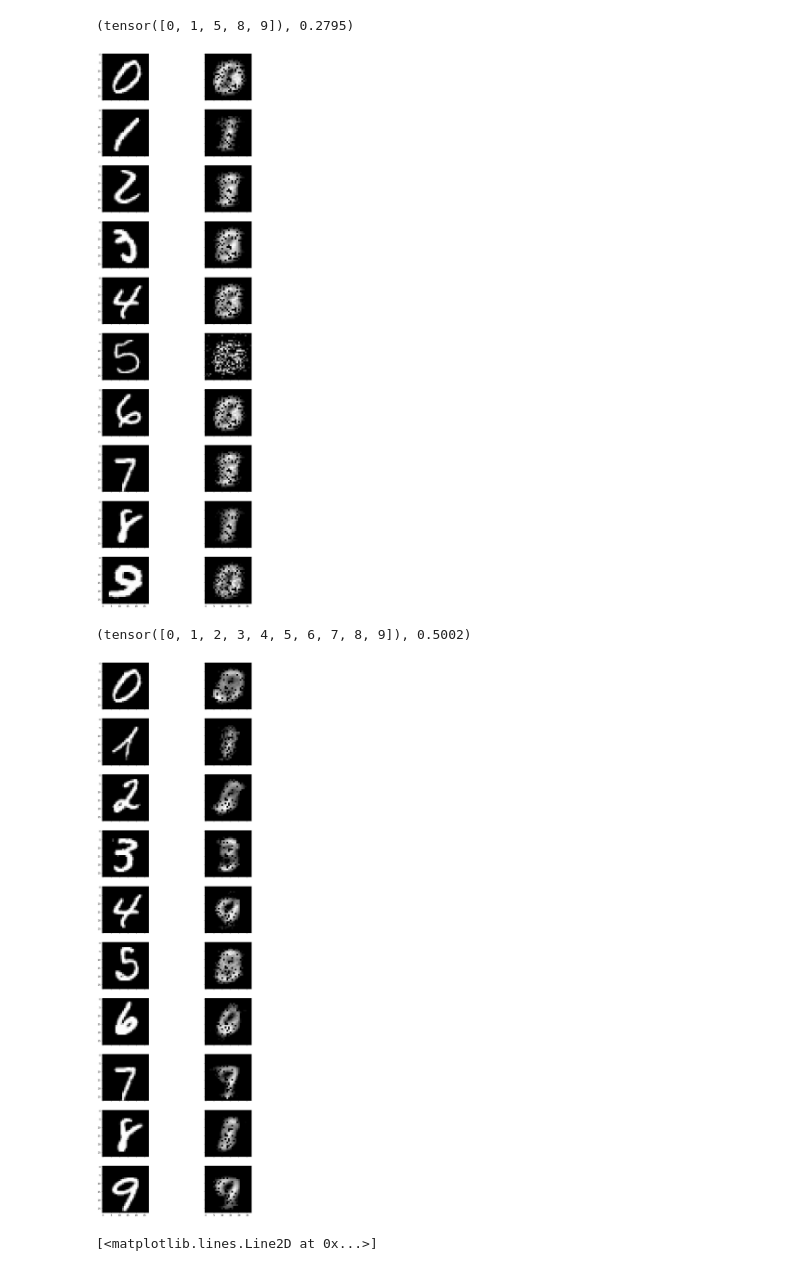
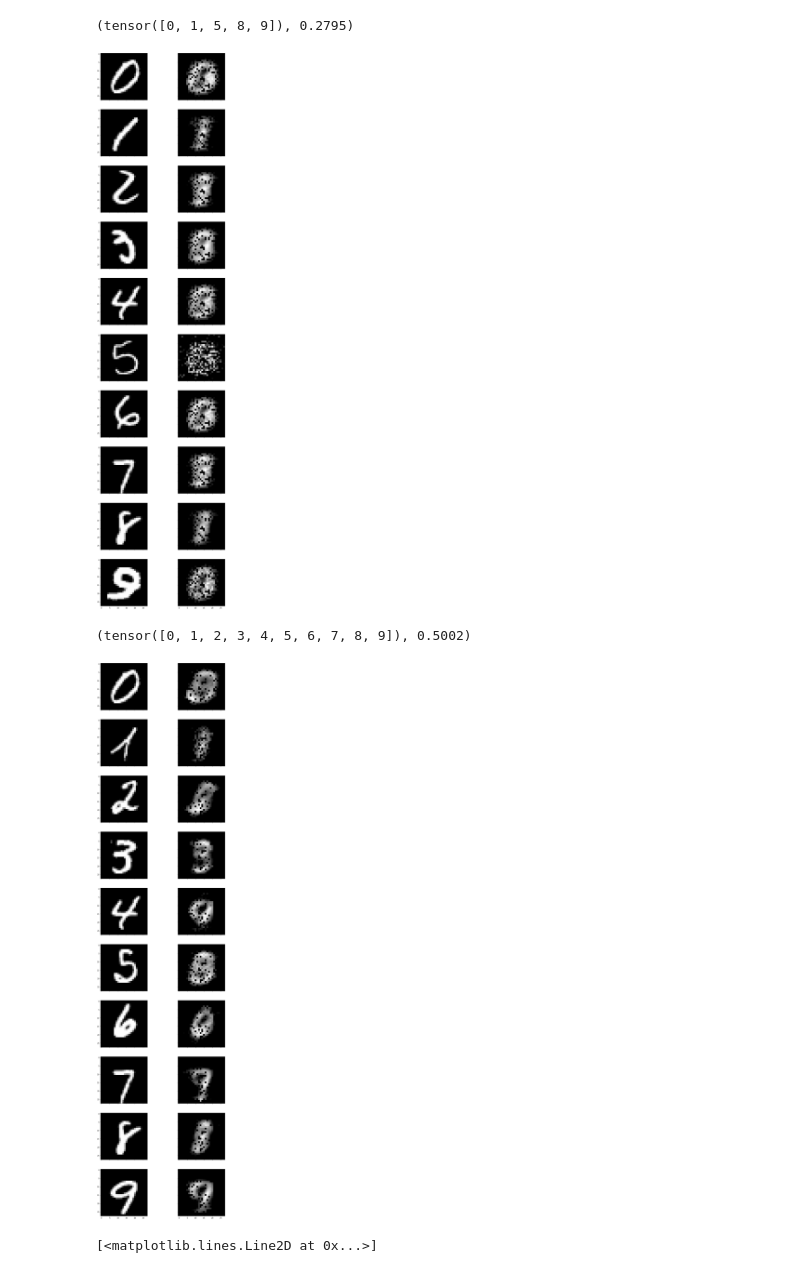
Before and after one commit to Ocean728/mnist_pytorch, a Jupyter notebook: Autoencoder.ipynb, the cells around one changed output. Cells and saved outputs as stored; diff of their text form; code cells hidden in the pictures.

```diff
--- a/Autoencoder.ipynb
+++ b/Autoencoder.ipynb
@@ -320,9 +320,9 @@ well_encoded_digit.unique(), len(well_encoded_data)/len(test_data)
 # %% [output]
 (tensor([0, 1, 5, 8, 9]), 0.2795)
 # %%
-show(montage1,model1,None,reco_bool=False,figsize=(15,45))
+show(montage1,model1,None,reco_bool=False,figsize=(15,60))
 # %% [output]
-[figure, old version]
+[figure, new version]
 # %%
 montage2,well_encoded_data2 , well_encoded_digit2 = get_montage(test_data,test_target,model2,reco)
 # %%
@@ -330,9 +330,9 @@ well_encoded_digit2.unique(), len(well_encoded_data2)/len(test_data)
 # %% [output]
 (tensor([0, 1, 2, 3, 4, 5, 6, 7, 8, 9]), 0.5002)
 # %%
-show(montage2,model2,None,reco_bool=False,figsize=(15,45))
+show(montage2,model2,None,reco_bool=False,figsize=(15,60))
 # %% [output]
-[figure, old version]
+[figure, new version]
 # %%
 encoder_plot = encoder1(montage1).detach().numpy()
 plt.plot(encoder_plot[:,0],encoder_plot[:,1],'o')
```
Also changed, not shown: parts of 2 cells of this notebook, 6 other files.
